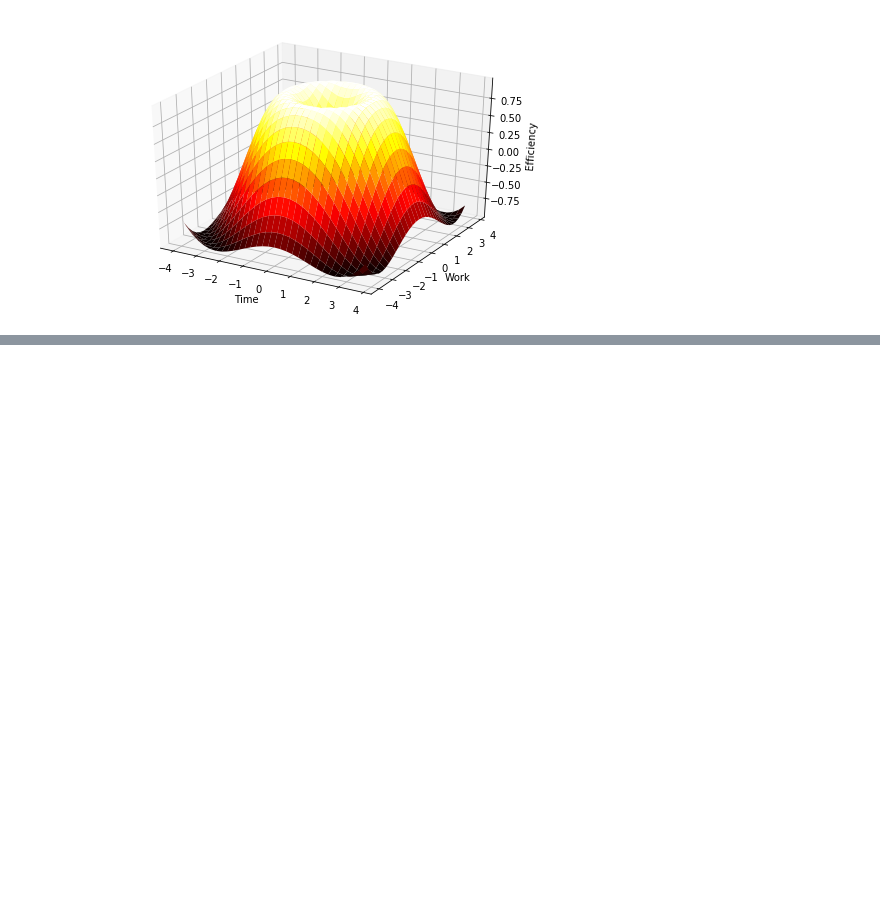
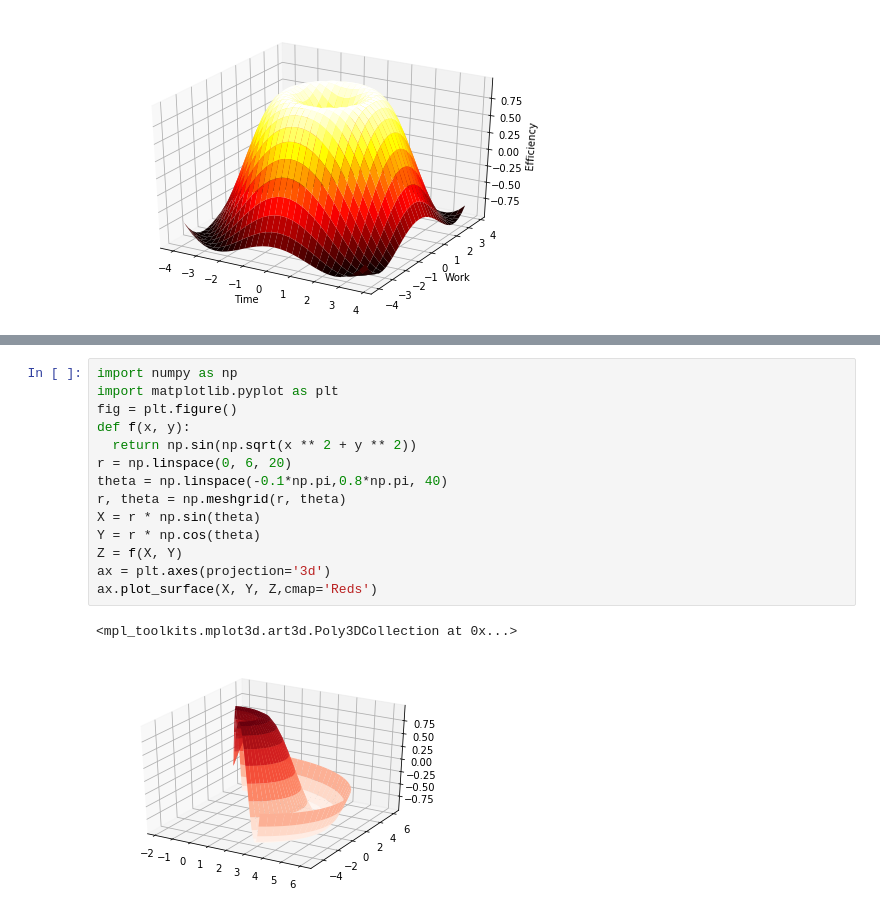
Before and after one commit to ahmed-hassan97/data_visulization, a Jupyter notebook: Untitled9.ipynb, the cells around one changed output, grey strips where cells are left out. Cells and saved outputs as stored; diff of their text form; blank space fills up the shorter version.

```diff
--- a/Untitled9.ipynb
+++ b/Untitled9.ipynb
@@ -98,0 +143,17 @@ plt.show()
+# %%
+import numpy as np
+import matplotlib.pyplot as plt
+fig = plt.figure()
+def f(x, y):
+  return np.sin(np.sqrt(x ** 2 + y ** 2))
+r = np.linspace(0, 6, 20)
+theta = np.linspace(-0.1*np.pi,0.8*np.pi, 40)
+r, theta = np.meshgrid(r, theta)
+X = r * np.sin(theta)
+Y = r * np.cos(theta)
+Z = f(X, Y)
+ax = plt.axes(projection='3d')
+ax.plot_surface(X, Y, Z,cmap='Reds')
+# %% [output]
+<mpl_toolkits.mplot3d.art3d.Poly3DCollection at 0x...>
+[figure, added]
```
Also changed, not shown: parts of 5 cells of this notebook.
